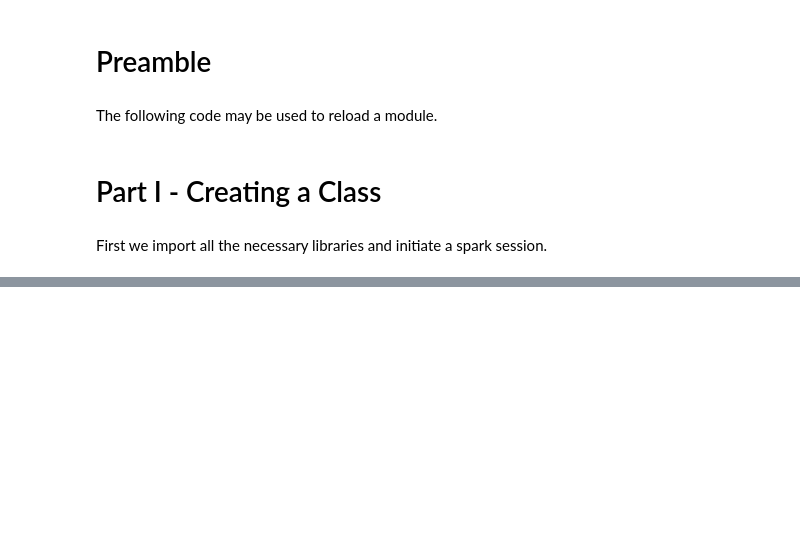
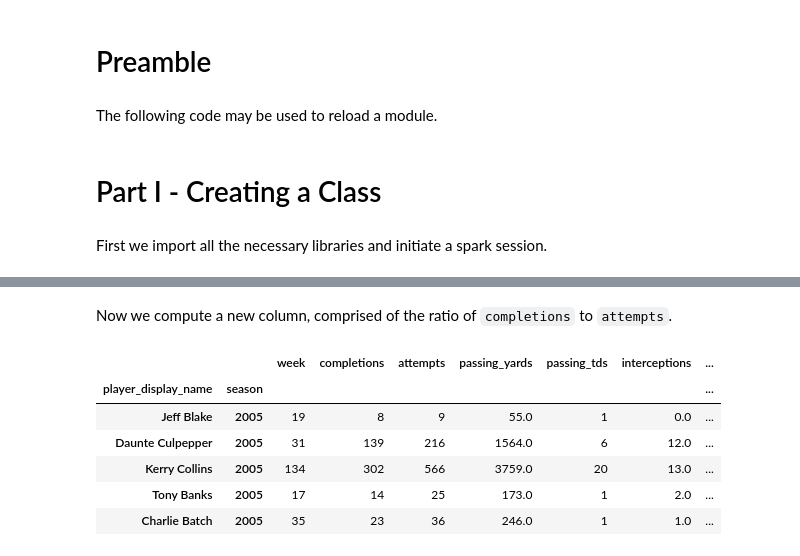
Before and after one commit to solivagvs/st558proj2, a Jupyter notebook: sandorProj2.ipynb, the cells around one changed output, grey strips where cells are left out. Saved outputs shown, nothing was run; the diff lists cells and outputs as text; code cells hidden in the pictures; blank space fills up the shorter version.

```diff
--- a/sandorProj2.ipynb
+++ b/sandorProj2.ipynb
@@ -159,0 +469,4 @@ CSV file: file:///home/jupyter-bgsandor@ncsu.edu/AirQualityUCI.csv
+# %%
+pandaNFL = pd.read_csv("weekly_nfl_data.csv", delimiter = ",")
+pysparkNFL = ps.from_pandas(pandaNFL)
+pysparkNFL.head()
@@ -159,0 +503,3 @@ CSV file: file:///home/jupyter-bgsandor@ncsu.edu/AirQualityUCI.csv
+# %%
+relData = pysparkNFL[(pysparkNFL["position"] == "QB") & (pysparkNFL["season_type"] == "REG") & (pysparkNFL["season"] >= 2005) & (pysparkNFL["season"] <= 2023)]
+relData.head()
@@ -159,0 +515,3 @@ CSV file: file:///home/jupyter-bgsandor@ncsu.edu/AirQualityUCI.csv
+# %%
+relDatSubset = relData[["player_display_name", "season", "week", "completions", "attempts", "passing_yards", "passing_tds", "interceptions"]]
+relDatSubset.head()
@@ -159,0 +549,13 @@ CSV file: file:///home/jupyter-bgsandor@ncsu.edu/AirQualityUCI.csv
+# %% [markdown]
+Now we compute a new column, comprised of the ratio of `completions` to `attempts`.
+# %%
+relDatSubsetSums["completion_percentage"] = relDatSubsetSums["completions"] / relDatSubsetSums["attempts"]
+relDatSubsetSums.head()
+# %% [output]
+|  |  | week | completions | attempts | passing_yards | passing_tds | interceptions | ... |
+| player_display_name | season |  |  |  |  |  |  | ... |
+| Jeff Blake | 2005 | 19 | 8 | 9 | 55.0 | 1 | 0.0 | ... |
+| Daunte Culpepper | 2005 | 31 | 139 | 216 | 1564.0 | 6 | 12.0 | ... |
+| Kerry Collins | 2005 | 134 | 302 | 566 | 3759.0 | 20 | 13.0 | ... |
+| Tony Banks | 2005 | 17 | 14 | 25 | 173.0 | 1 | 2.0 | ... |
+| Charlie Batch | 2005 | 35 | 23 | 36 | 246.0 | 1 | 1.0 | ... |
```
Also changed, not shown: parts of 94 cells of this notebook.
